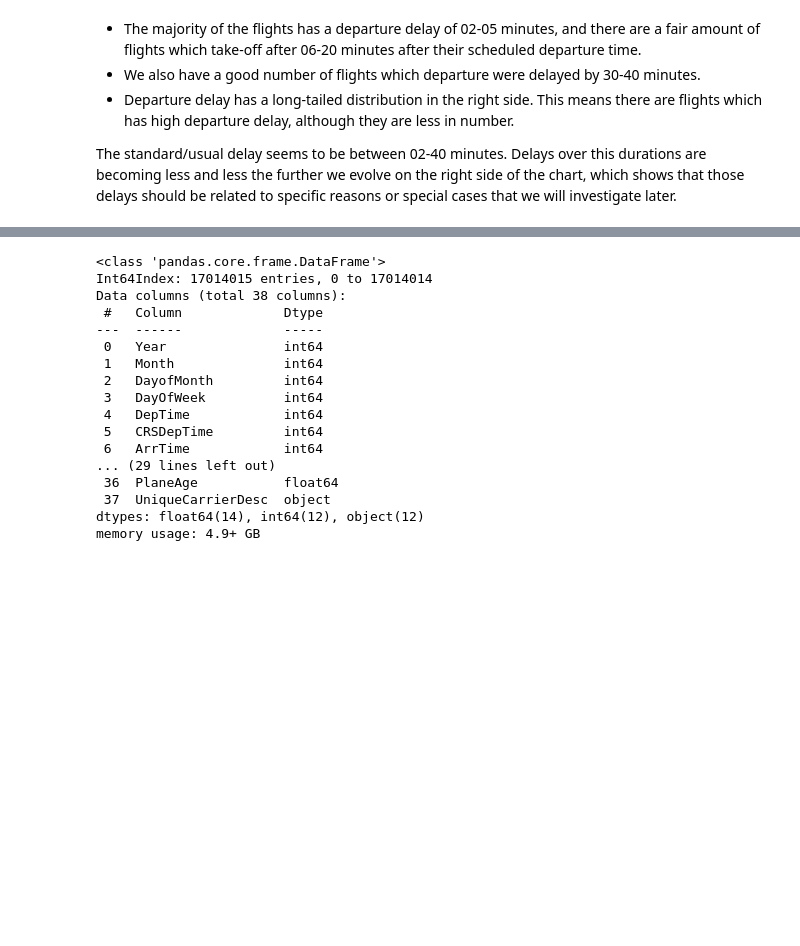
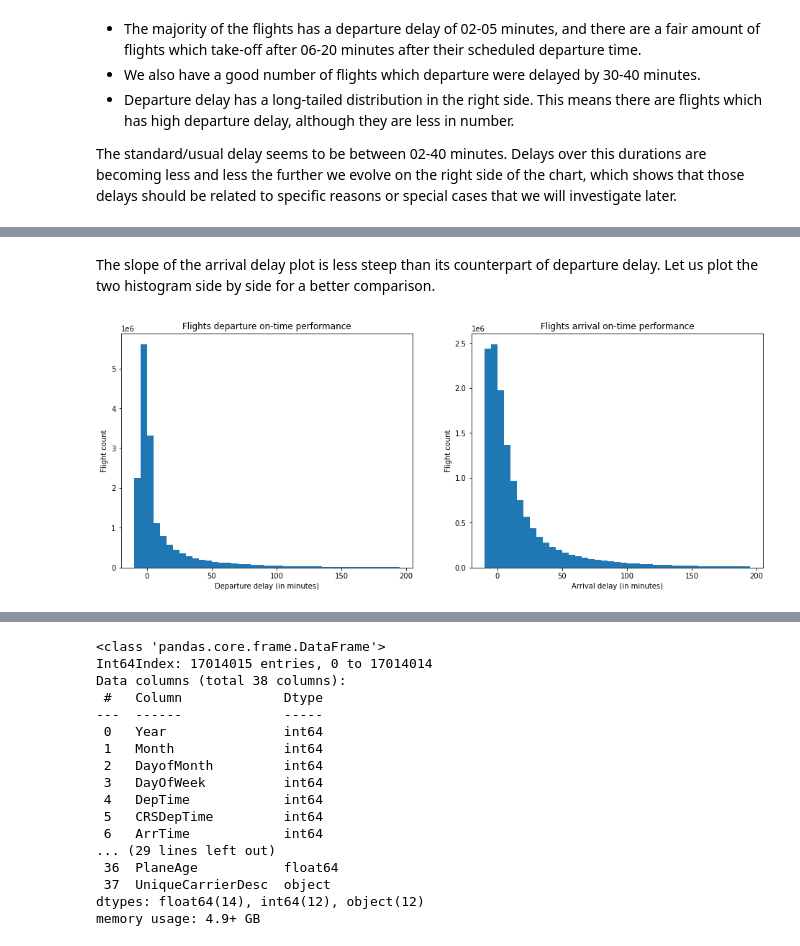
Before and after one commit to patricetg/udacity-data-analyst-project3, a Jupyter notebook: Part_I_exploration.ipynb, the cells around one changed output, grey strips where cells are left out. Cells and saved outputs as stored; diff of their text form; code cells hidden in the pictures; blank space fills up the shorter version.

```diff
--- a/Part_I_exploration.ipynb
+++ b/Part_I_exploration.ipynb
@@ -1105,0 +1171,39 @@ The standard/usual delay seems to be between 02-40 minutes. Delays over this dur
+# %% [markdown]
+The slope of the arrival delay plot is less steep than its counterpart of departure delay. Let us plot the two histogram side by side for a better comparison.
+# %%
+# Compare departure delay and arrival delay side by side
+
+plt.figure(figsize=[16,6])
+
+binsize = 5 # bin size of 5 min
+min_ = -10
+max_ = 200
+bins = np.arange(min_, max_, binsize)
+#bins
+
+
+# Departure delay histogram
+
+plt.subplot(1,2,1) # plot on the left
+
+plt.hist(data=clean_flight_df, x="DepDelay", bins=bins)
+
+plt.xlabel("Departure delay (in minutes)")
+plt.ylabel("Flight count")
+plt.title("Flights departure on-time performance");
+
+# -------------------------
+
+# Arrival delay histogram
+
+plt.subplot(1,2,2) # plot on the right
+
+
+
+plt.hist(data=clean_flight_df, x="ArrDelay", bins=bins)
+
+plt.xlabel("Arrival delay (in minutes)")
+plt.ylabel("Flight count")
+plt.title("Flights arrival on-time performance");
+# %% [output]
+[figure, added]
```
Also changed, not shown: parts of 50 cells of this notebook.
